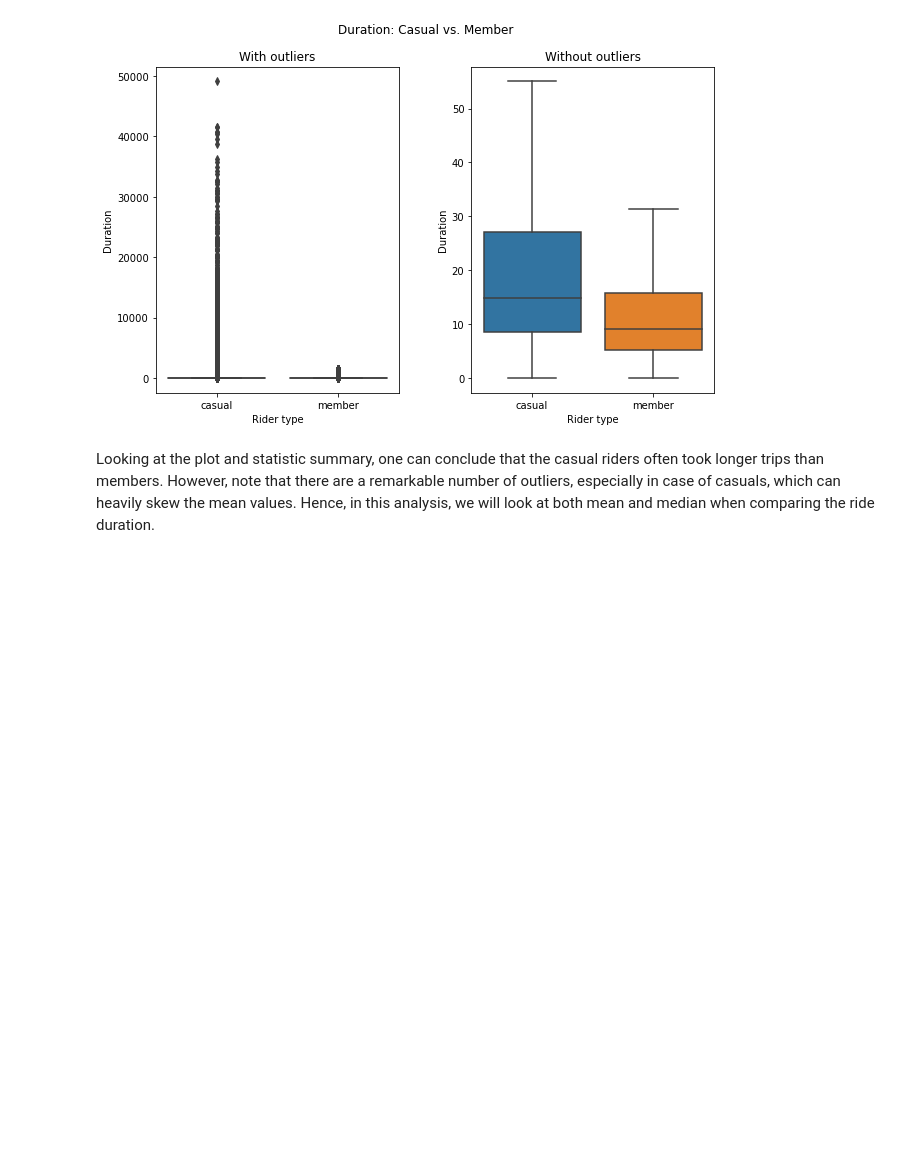
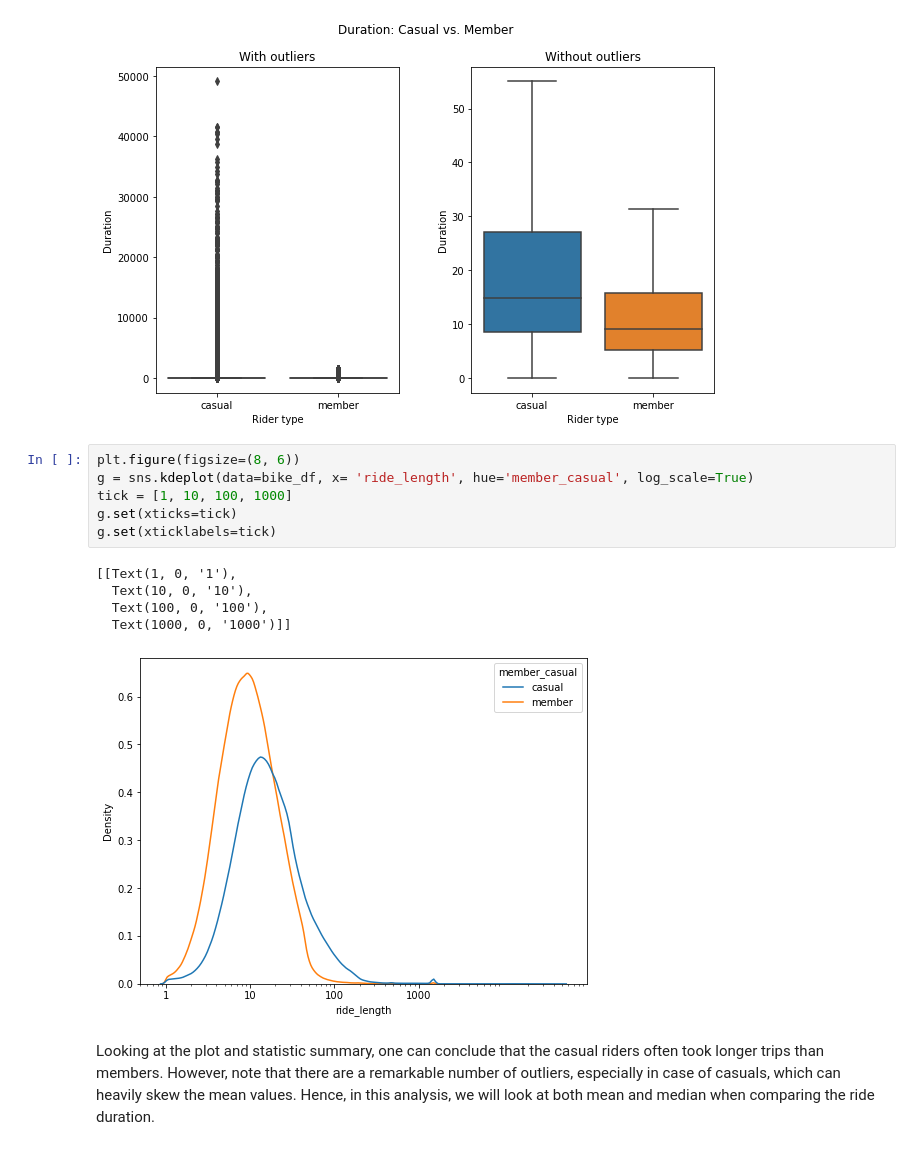
Before and after one commit to maanh96/gg-cyclistic-case-study, a Jupyter notebook: Case Study 1/cyclistic_bikeshare_analysis.ipynb, the cells around one changed output. Saved outputs shown, nothing was run; the diff lists cells and outputs as text; blank space fills up the shorter version.

```diff
--- a/cyclistic_bikeshare_analysis.ipynb
+++ b/Case Study 1/cyclistic_bikeshare_analysis.ipynb
@@ -241,6 +236,18 @@ ax2.set(ylabel='Duration', xlabel='Rider type')
 plt.subplots_adjust(wspace=0.3)
 # %% [output]
 [figure]
+# %%
+plt.figure(figsize=(8, 6))
+g = sns.kdeplot(data=bike_df, x= 'ride_length', hue='member_casual', log_scale=True)
+tick = [1, 10, 100, 1000]
+g.set(xticks=tick)
+g.set(xticklabels=tick)
+# %% [output]
+[[Text(1, 0, '1'),
+  Text(10, 0, '10'),
+  Text(100, 0, '100'),
+  Text(1000, 0, '1000')]]
+[figure, added]
 # %% [markdown]
 Looking at the plot and statistic summary, one can conclude that the casual riders often took longer trips than members. However, note that there are a remarkable number of outliers, especially in case of casuals, which can heavily skew the mean values. Hence, in this analysis, we will look at both mean and median when comparing the ride duration.
 # %% [markdown]
```
Also changed, not shown: parts of 5 cells of this notebook, 3 other files.
